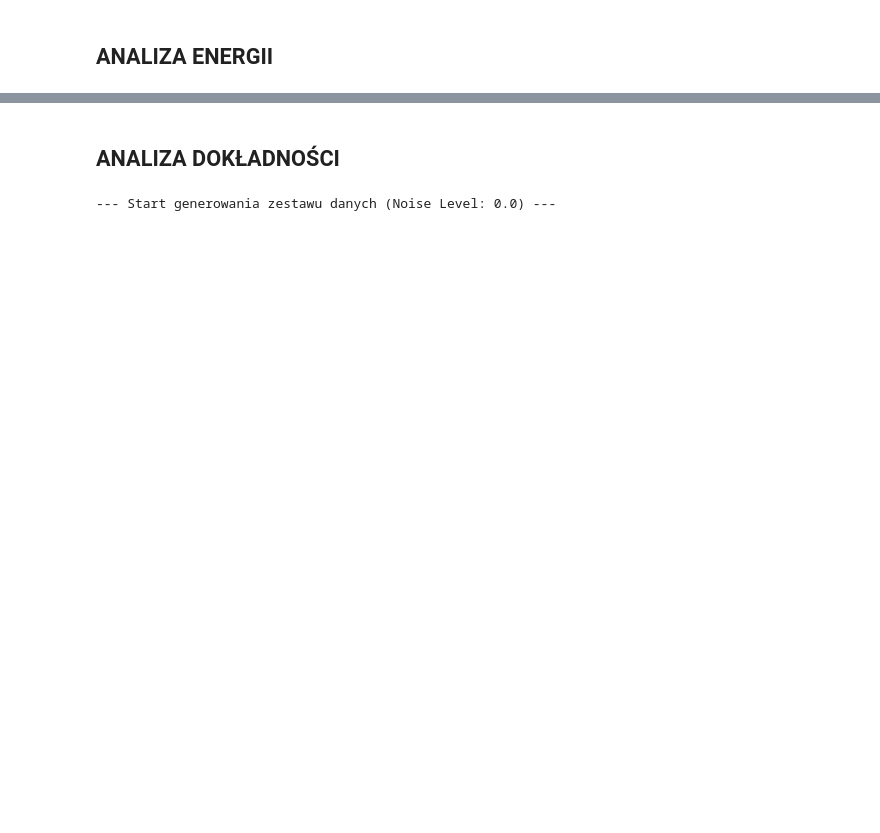
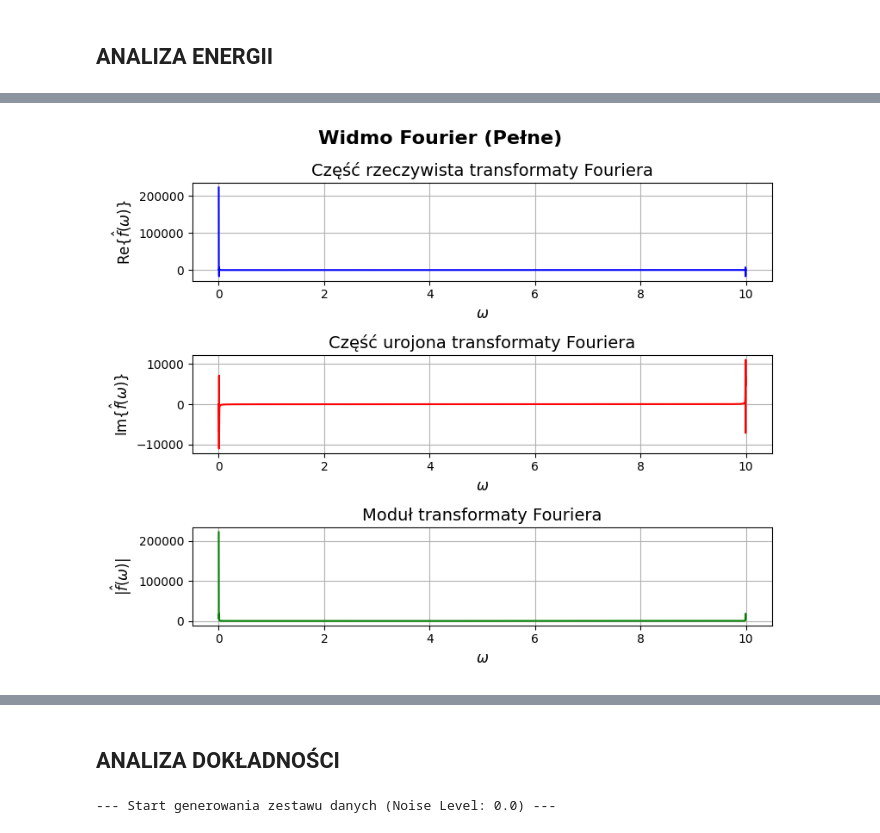
Before and after one commit to grzesiex22/Signals_1D_compression, a Jupyter notebook: main.ipynb, the cells around one changed output, grey strips where cells are left out. Cells and saved outputs as stored; diff of their text form; code cells hidden in the pictures; blank space fills up the shorter version.

```diff
--- a/main.ipynb
+++ b/main.ipynb
@@ -342,0 +289,82 @@ Liczba współczynników (K) dla 99.9% energii: 6
+# %%
+# 1. Generujemy dane
+creator = DatasetCreator(t_span=[0, 500], dt=0.1, amp_range=(3, 90), noise_level=0.0)
+dataset = creator.create_dataset(n_aprbs=10, n_multisine=10, n_noise=10)
+
+print("\n--- ANALIZA SYGNAŁU MULTISINE ---")# Pobieramy pierwszy sygnał z listy
+signal = dataset['multisine'][0]
+
+# 2. Analiza energii w dziedzinie czasu
+e_time = EnergyAnalyzer.calculate_total_energy(signal)
+print(f"Energia w dziedzinie czasu: {e_time:.2f}")
+
+# 3. Analiza energii w dziedzinie częstotliwości (FFT)
+coeffs = np.fft.rfft(signal.y)
+# Częstotliwości odpowiadające współczynnikom (w Hz lub rad/s)
+freqs = np.fft.rfftfreq(len(signal.y), d=(signal.t[1] - signal.t[0]))
+omega_numpy = 2 * np.pi * freqs
+
+results = EnergyAnalyzer.analyze_energy_distribution(coeffs, N=len(signal.y), threshold=0.999)
+print(f"Wspołczynniki FFT - liczba: {len(coeffs)}...")  # Pokazujemy tylko pierwsze 5 współczynników
+print(f"Wspołczynniki FFT: {coeffs[:5]}...")  # Pokazujemy tylko pierwsze 5 współczynników
+print(f"Energia w dziedzinie częstotliwości: {results['total_energy_freq']:.2f}")
+print(f"Liczba współczynników (K) dla 99.9% energii: {results['k_threshold']}")
+
+# PRÓBA ANALIZY Z KLASY FOURIER (DLA K LICZBY WSPÓŁCZYNNIKÓW DLA 99.9% ENERGII)
+# 4. Inicjalizacja klasy Fourier
+fourier_engine = DiscreteFourier(signal.t, signal.y)
+frq, cfs = fourier_engine.transform()
+
+# Liczymy ilość współczynników dla naszej implementacji
+results_dsc = EnergyAnalyzer.analyze_energy_distribution(cfs, N=len(signal.y), threshold=0.999)
+
+# 5. Obliczenie transformaty prostej dla zakresu częstotliwości
+omega_vec, f_omega_vec = fourier_engine.transform()
+
+# 6. Przycinamy do 50 najważniejszych współczynników (K=50)
+f_trimmed = fourier_engine.trim_spectrum(f_omega_vec=f_omega_vec, k=results_dsc['k_threshold'])
+
+# 7. Obliczenie transformaty odwrotnej (rekonstrukcja sygnału)
+y_reconstructed = fourier_engine.inverse_transform(f_trimmed)
+
+# 8. Wizualizacja wyników
+# Wykres widma (Część rzeczywista, urojona i moduł)
+Plotter.plot_fourier_transform(omega_vec, f_omega_vec, title="Widmo Fourier (Pełne)")
+Plotter.plot_fourier_transform(omega_vec, f_trimmed, title=f"Widmo Fourier (Przycięte do K={results_dsc['k_threshold']})")
+
+# Wykres porównawczy (Oryginał vs Rekonstrukcja)
+Plotter.plot_fourier_comparison(
+    signal.t,
+    signal.y,
+    y_reconstructed,
+    K=results_dsc['k_threshold'],
+    title=f"Rekonstrukcja dla analizy energii z transformatą własną implementacją"
+)
+
+# PRÓBA ANALIZY Z NUMPY FOURIER (DLA K LICZBY WSPÓŁCZYNNIKÓW DLA 99.9% ENERGII)
+
+# 9. Przycinanie widma (metoda analogiczna do trim_spectrum)
+# Sortujemy po amplitudzie i zostawiamy tylko K największych, reszta -> 0
+magnitudes = np.abs(coeffs)
+# Pobieramy próg wartości dla k-tego największego elementu
+threshold_val = np.sort(magnitudes)[-results['k_threshold']]
+coeffs_trimmed = np.where(magnitudes >= threshold_val, coeffs, 0)
+
+# 10. Transformata odwrotna (Inverse Real FFT)
+# irfft automatycznie odtwarza sygnał o długości N na podstawie współczynników rfft
+y_reconstructed_np = np.fft.irfft(coeffs_trimmed, n=len(signal.y))
+
+# 11. Wizualizacja wyników
+# Wykres widma (Część rzeczywista, urojona i moduł)
+Plotter.plot_fourier_transform(omega_numpy, coeffs_trimmed, title="Widmo obliczone przez np.fft.rfft")
+
+# Wykres porównawczy (Oryginał vs Rekonstrukcja)
+# 3. Rysujesz wynik
+Plotter.plot_fourier_comparison(
+    signal.t,
+    signal.y,
+    y_reconstructed_np,
+    K=results['k_threshold'],
+    title=f"Rekonstrukcja dla analizy energii z transformatą np.fft"
+)
+# %% [output]
@@ -342,0 +385 @@ Liczba współczynników (K) dla 99.9% energii: 6
+[figure, added]
```
Also changed, not shown: parts of 10 cells of this notebook.
